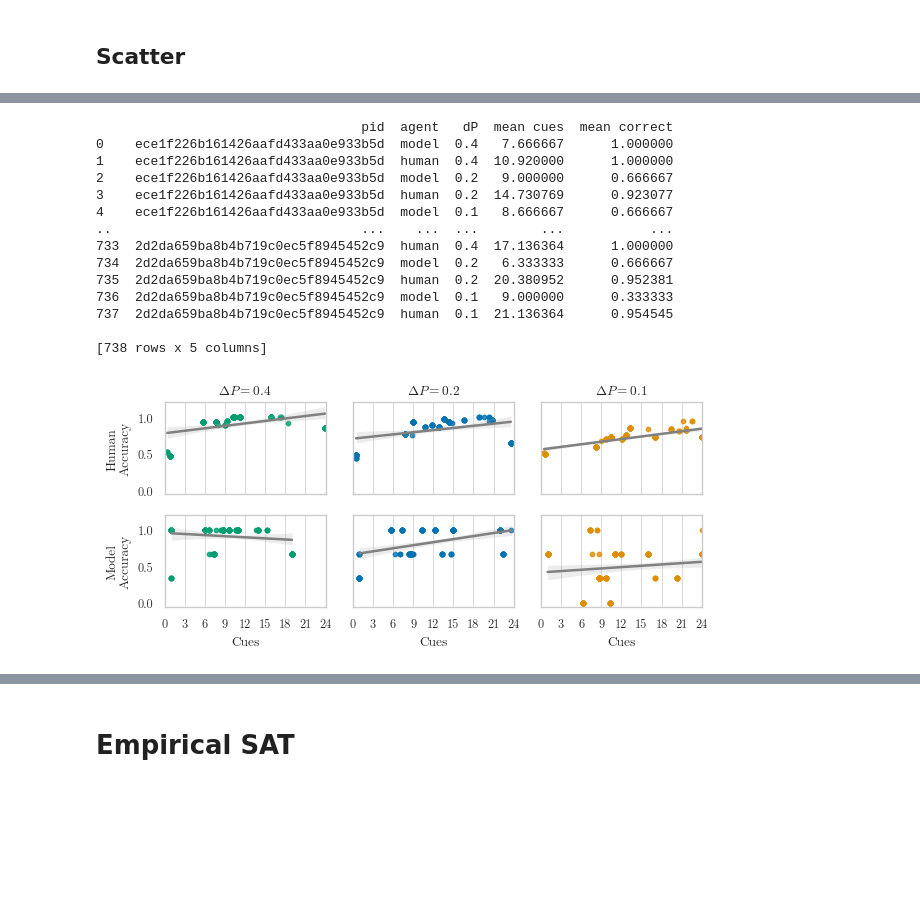
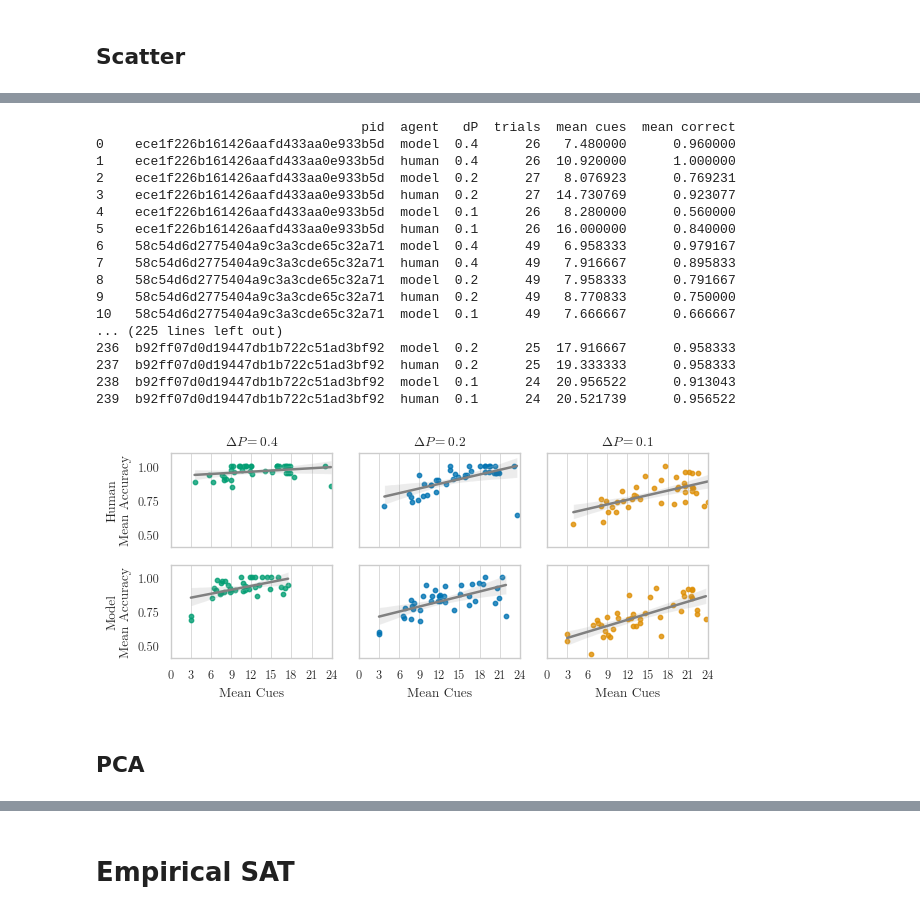
Before and after one commit to psipeter/value-accumulation, a Jupyter notebook: analysis.ipynb, the cells around one changed output, grey strips where cells are left out. Cells and saved outputs as stored; diff of their text form; code cells hidden in the pictures; blank space fills up the shorter version.

```diff
--- a/analysis.ipynb
+++ b/analysis.ipynb
@@ -397,0 +386,6 @@ data, data2 = run_optimized_agents()
+# %%
+f = open('optimized.json')
+optimized = json.load(f)
+for pid, args in optimized.items():
+    print(f'running {pid}')
+    run_optimized_agent(pid, args)
@@ -398,36 +411,49 @@ data, data2 = run_optimized_agents()
+# %%
+f = open('optimized.json')
+optimized = json.load(f)
+dfs = []
+for pid, args in optimized.items():
+    try:
+        dfs.append(pd.read_pickle(f"data/optimized/{pid}_collapsed.pkl"))
+    except:
+        print(f"no data for {pid}")
+sat_data = pd.concat(dfs, ignore_index=True)
+print(sat_data.to_string())
+# %% [output]
+                                  pid  agent   dP  trials  mean cues  mean correct
+0    ece1f226b161426aafd433aa0e933b5d  model  0.4      26   7.480000      0.960000
+1    ece1f226b161426aafd433aa0e933b5d  human  0.4      26  10.920000      1.000000
+2    ece1f226b161426aafd433aa0e933b5d  model  0.2      27   8.076923      0.769231
+3    ece1f226b161426aafd433aa0e933b5d  human  0.2      27  14.730769      0.923077
+4    ece1f226b161426aafd433aa0e933b5d  model  0.1      26   8.280000      0.560000
+5    ece1f226b161426aafd433aa0e933b5d  human  0.1      26  16.000000      0.840000
+6    58c54d6d2775404a9c3a3cde65c32a71  model  0.4      49   6.958333      0.979167
+7    58c54d6d2775404a9c3a3cde65c32a71  human  0.4      49   7.916667      0.895833
+8    58c54d6d2775404a9c3a3cde65c32a71  model  0.2      49   7.958333      0.791667
+9    58c54d6d2775404a9c3a3cde65c32a71  human  0.2      49   8.770833      0.750000
+10   58c54d6d2775404a9c3a3cde65c32a71  model  0.1      49   7.666667      0.666667
+... (225 lines left out)
+236  b92ff07d0d19447db1b722c51ad3bf92  model  0.2      25  17.916667      0.958333
+237  b92ff07d0d19447db1b722c51ad3bf92  human  0.2      25  19.333333      0.958333
+238  b92ff07d0d19447db1b722c51ad3bf92  model  0.1      24  20.956522      0.913043
+239  b92ff07d0d19447db1b722c51ad3bf92  human  0.1      24  20.521739      0.956522
 # %%
-data2 = pd.read_pickle(f"data/optimized2.pkl")
-print(data2)
 fig, axes = plt.subplots(nrows=2, ncols=3, figsize=((6.38, 3)), sharex=True, sharey=True)
-sns.regplot(data=data2.query("agent=='human' & dP==0.4"), x='mean cues', y='mean correct', scatter_kws={'s': 10}, line_kws={'color': 'gray'}, color=palette[2], ax=axes[0][0], label='human')
-sns.regplot(data=data2.query("agent=='human' & dP==0.2"), x='mean cues', y='mean correct', scatter_kws={'s': 10}, line_kws={'color': 'gray'}, color=palette[0], ax=axes[0][1], label='human')
-sns.regplot(data=data2.query("agent=='human' & dP==0.1"), x='mean cues', y='mean correct', scatter_kws={'s': 10}, line_kws={'color': 'gray'}, color=palette[1], ax=axes[0][2], label='human')
-sns.regplot(data=data2.query("agent=='model' & dP==0.4"), x='mean cues', y='mean correct', scatter_kws={'s': 10}, line_kws={'color': 'gray'}, color=palette[2], ax=axes[1][0], label='model')
-sns.regplot(data=data2.query("agent=='model' & dP==0.2"), x='mean cues', y='mean correct', scatter_kws={'s': 10}, line_kws={'color': 'gray'}, color=palette[0], ax=axes[1][1], label='model')
-sns.regplot(data=data2.query("agent=='model' & dP==0.1"), x='mean cues', y='mean correct', scatter_kws={'s': 10}, line_kws={'color': 'gray'}, color=palette[1], ax=axes[1][2], label='model')
-axes[0][0].set(ylabel='Human\nAccuracy', xlabel=None, title=r'$\Delta P=0.4$')
+sns.regplot(data=sat_data.query("agent=='human' & dP==0.4"), x='mean cues', y='mean correct', scatter_kws={'s': 10}, line_kws={'color': 'gray'}, color=palette[2], ax=axes[0][0], label='human')
+sns.regplot(data=sat_data.query("agent=='human' & dP==0.2"), x='mean cues', y='mean correct', scatter_kws={'s': 10}, line_kws={'color': 'gray'}, color=palette[0], ax=axes[0][1], label='human')
+sns.regplot(data=sat_data.query("agent=='human' & dP==0.1"), x='mean cues', y='mean correct', scatter_kws={'s': 10}, line_kws={'color': 'gray'}, color=palette[1], ax=axes[0][2], label='human')
+sns.regplot(data=sat_data.query("agent=='model' & dP==0.4"), x='mean cues', y='mean correct', scatter_kws={'s': 10}, line_kws={'color': 'gray'}, color=palette[2], ax=axes[1][0], label='model')
+sns.regplot(data=sat_data.query("agent=='model' & dP==0.2"), x='mean cues', y='mean correct', scatter_kws={'s': 10}, line_kws={'color': 'gray'}, color=palette[0], ax=axes[1][1], label='model')
+sns.regplot(data=sat_data.query("agent=='model' & dP==0.1"), x='mean cues', y='mean correct', scatter_kws={'s': 10}, line_kws={'color': 'gray'}, color=palette[1], ax=axes[1][2], label='model')
+axes[0][0].set(ylabel='Human\nMean Accuracy', xlabel=None, title=r'$\Delta P=0.4$')
 axes[0][1].set(ylabel=None, xlabel=None, title=r'$\Delta P=0.2$')
 axes[0][2].set(ylabel=None, xlabel=None, title=r'$\Delta P=0.1$', xticks=np.arange(0, 27, 3), xlim=((0, 24)))
-axes[1][0].set(ylabel='Model\nAccuracy', xlabel='Cues')
-axes[1][1].set(ylabel=None, xlabel='Cues')
-axes[1][2].set(ylabel=None, xlabel='Cues', xticks=np.arange(0, 27, 3), xlim=((0, 24)))
+axes[1][0].set(ylabel='Model\nMean Accuracy', xlabel='Mean Cues')
+axes[1][1].set(ylabel=None, xlabel='Mean Cues')
+axes[1][2].set(ylabel=None, xlabel='Mean Cues', xticks=np.arange(0, 27, 3), xlim=((0, 24)))
 
 plt.tight_layout()
 fig.savefig(f"plots/SAT_scatter.svg")
 fig.savefig(f"plots/SAT_scatter.png", dpi=600)
 # %% [output]
-                                  pid  agent   dP  mean cues  mean correct
-0    ece1f226b161426aafd433aa0e933b5d  model  0.4   7.666667      1.000000
-1    ece1f226b161426aafd433aa0e933b5d  human  0.4  10.920000      1.000000
-2    ece1f226b161426aafd433aa0e933b5d  model  0.2   9.000000      0.666667
-3    ece1f226b161426aafd433aa0e933b5d  human  0.2  14.730769      0.923077
-4    ece1f226b161426aafd433aa0e933b5d  model  0.1   8.666667      0.666667
-..                                ...    ...  ...        ...           ...
-733  2d2da659ba8b4b719c0ec5f8945452c9  human  0.4  17.136364      1.000000
-734  2d2da659ba8b4b719c0ec5f8945452c9  model  0.2   6.333333      0.666667
-735  2d2da659ba8b4b719c0ec5f8945452c9  human  0.2  20.380952      0.952381
-736  2d2da659ba8b4b719c0ec5f8945452c9  model  0.1   9.000000      0.333333
-737  2d2da659ba8b4b719c0ec5f8945452c9  human  0.1  21.136364      0.954545
-
-[738 rows x 5 columns]
-[figure, old version]
+[figure, new version]
@@ -456,0 +460,2 @@ sim = pd.concat(dfs, ignore_index=True)
+# %% [markdown]
+## PCA
```
Also changed, not shown: parts of 15 cells of this notebook, 3 other files.
